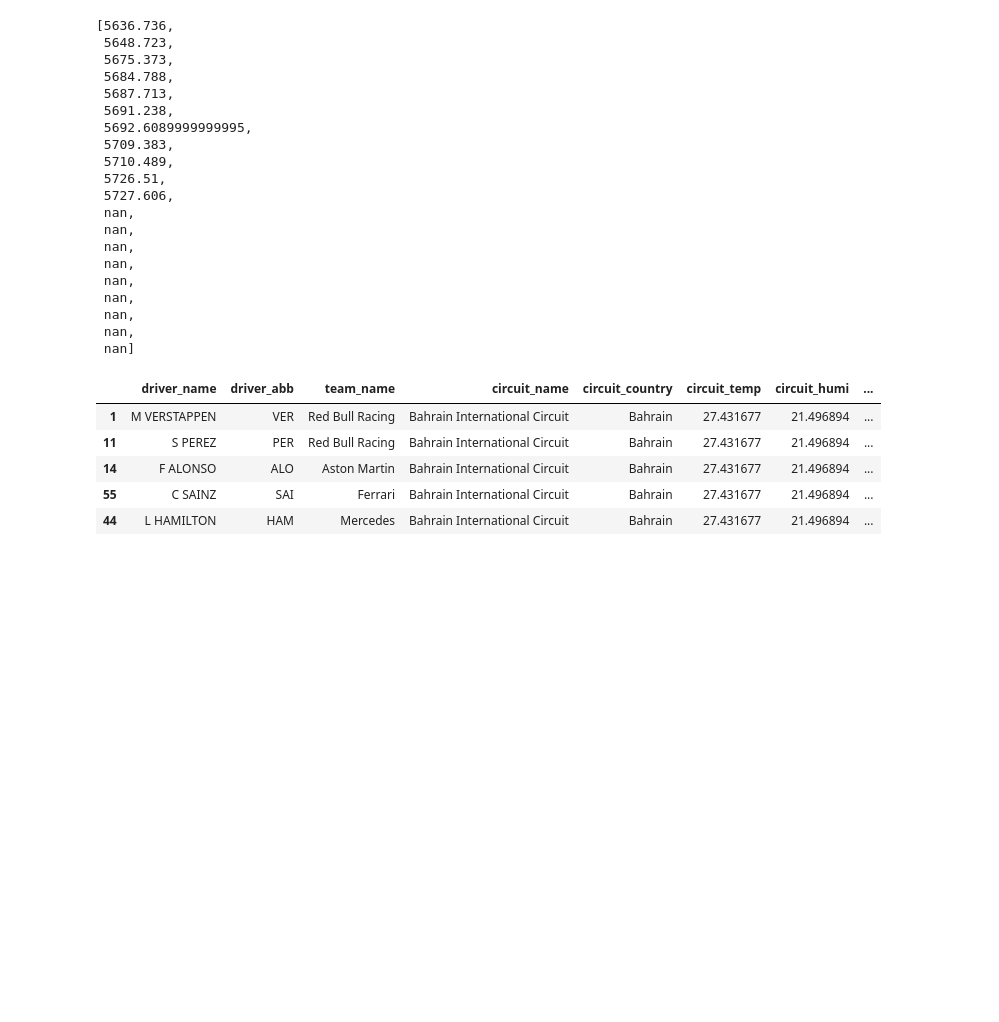
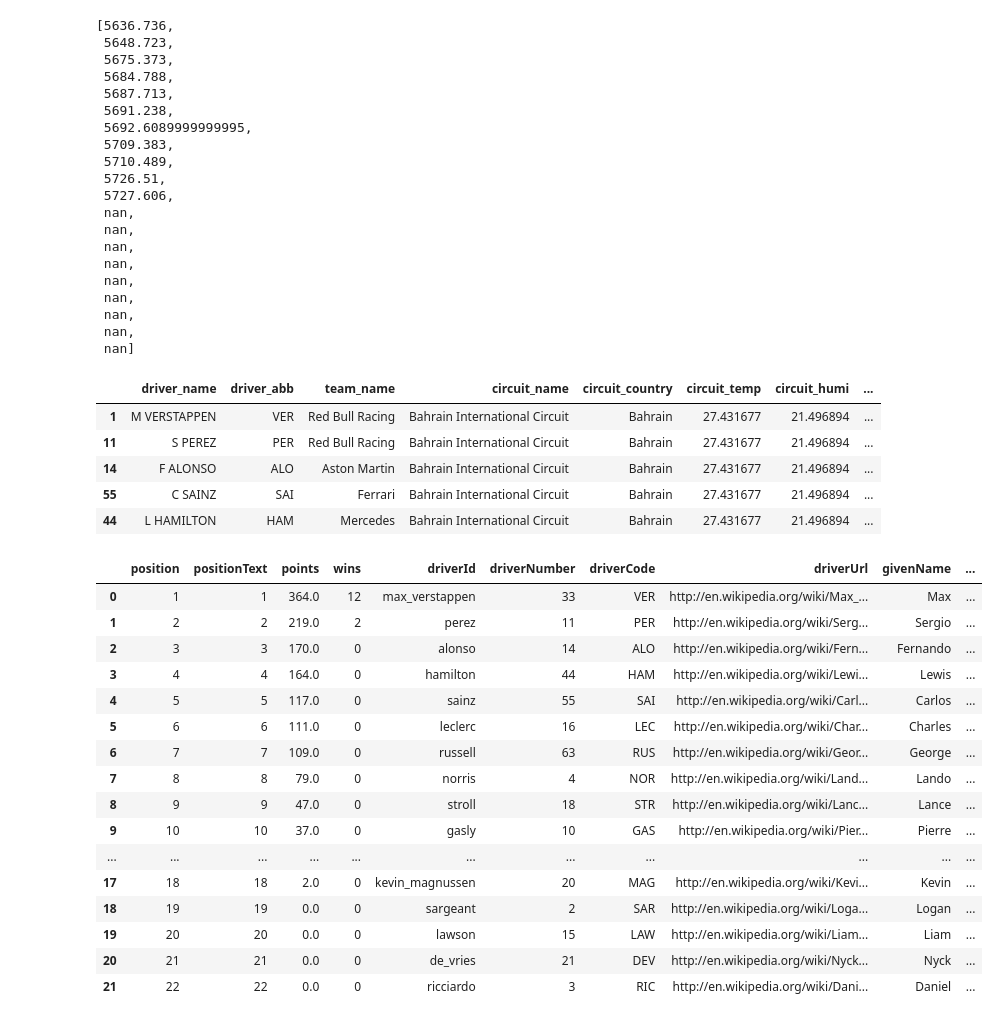
Before and after one commit to danielAcl9/formula1_pract, a Jupyter notebook: newCSV.ipynb, the cells around one changed output. Cells and saved outputs as stored; diff of their text form; code cells hidden in the pictures; blank space fills up the shorter version.

```diff
--- a/newCSV.ipynb
+++ b/newCSV.ipynb
@@ -285,3 +310,24 @@ df.head(5)
 | 44 | L HAMILTON | HAM | Mercedes | Bahrain International Circuit | Bahrain | 27.431677 | 21.496894 | ... |
 # %%
 df.to_csv('df_formula1_Bahrain.csv', encoding='utf-8')
+# %%
+pilotos = ergast.get_driver_standings(season=2023, round=14)
+pilotos.content[0]
+# %% [output]
+|  | position | positionText | points | wins | driverId | driverNumber | driverCode | driverUrl | givenName | ... |
+| 0 | 1 | 1 | 364.0 | 12 | max_verstappen | 33 | VER | http://en.wikipedia.org/wiki/Max_... | Max | ... |
+| 1 | 2 | 2 | 219.0 | 2 | perez | 11 | PER | http://en.wikipedia.org/wiki/Serg... | Sergio | ... |
+| 2 | 3 | 3 | 170.0 | 0 | alonso | 14 | ALO | http://en.wikipedia.org/wiki/Fern... | Fernando | ... |
+| 3 | 4 | 4 | 164.0 | 0 | hamilton | 44 | HAM | http://en.wikipedia.org/wiki/Lewi... | Lewis | ... |
+| 4 | 5 | 5 | 117.0 | 0 | sainz | 55 | SAI | http://en.wikipedia.org/wiki/Carl... | Carlos | ... |
+| 5 | 6 | 6 | 111.0 | 0 | leclerc | 16 | LEC | http://en.wikipedia.org/wiki/Char... | Charles | ... |
+| 6 | 7 | 7 | 109.0 | 0 | russell | 63 | RUS | http://en.wikipedia.org/wiki/Geor... | George | ... |
+| 7 | 8 | 8 | 79.0 | 0 | norris | 4 | NOR | http://en.wikipedia.org/wiki/Land... | Lando | ... |
+| 8 | 9 | 9 | 47.0 | 0 | stroll | 18 | STR | http://en.wikipedia.org/wiki/Lanc... | Lance | ... |
+| 9 | 10 | 10 | 37.0 | 0 | gasly | 10 | GAS | http://en.wikipedia.org/wiki/Pier... | Pierre | ... |
+| ... | ... | ... | ... | ... | ... | ... | ... | ... | ... | ... |
+| 17 | 18 | 18 | 2.0 | 0 | kevin_magnussen | 20 | MAG | http://en.wikipedia.org/wiki/Kevi... | Kevin | ... |
+| 18 | 19 | 19 | 0.0 | 0 | sargeant | 2 | SAR | http://en.wikipedia.org/wiki/Loga... | Logan | ... |
+| 19 | 20 | 20 | 0.0 | 0 | lawson | 15 | LAW | http://en.wikipedia.org/wiki/Liam... | Liam | ... |
+| 20 | 21 | 21 | 0.0 | 0 | de_vries | 21 | DEV | http://en.wikipedia.org/wiki/Nyck... | Nyck | ... |
+| 21 | 22 | 22 | 0.0 | 0 | ricciardo | 3 | RIC | http://en.wikipedia.org/wiki/Dani... | Daniel | ... |
```
Also changed, not shown: parts of 6 cells of this notebook, 2 other files.
